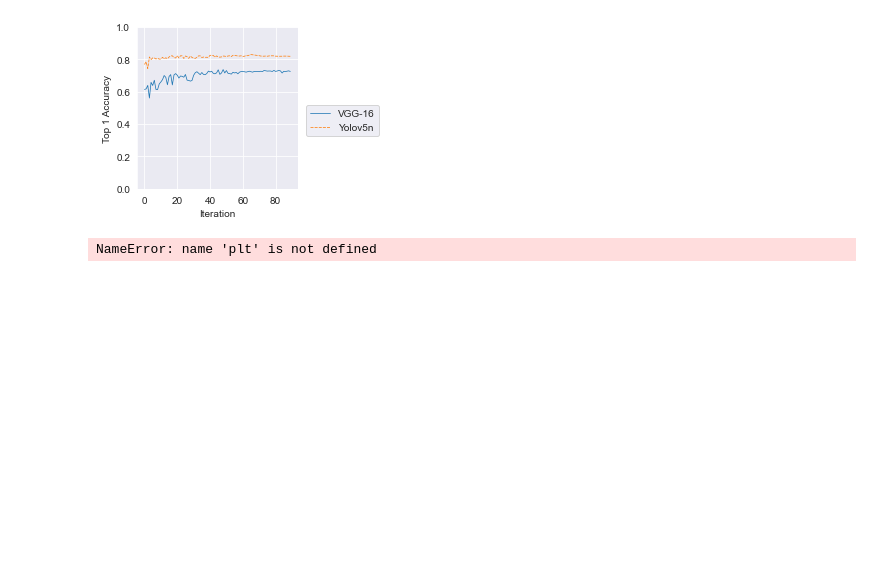
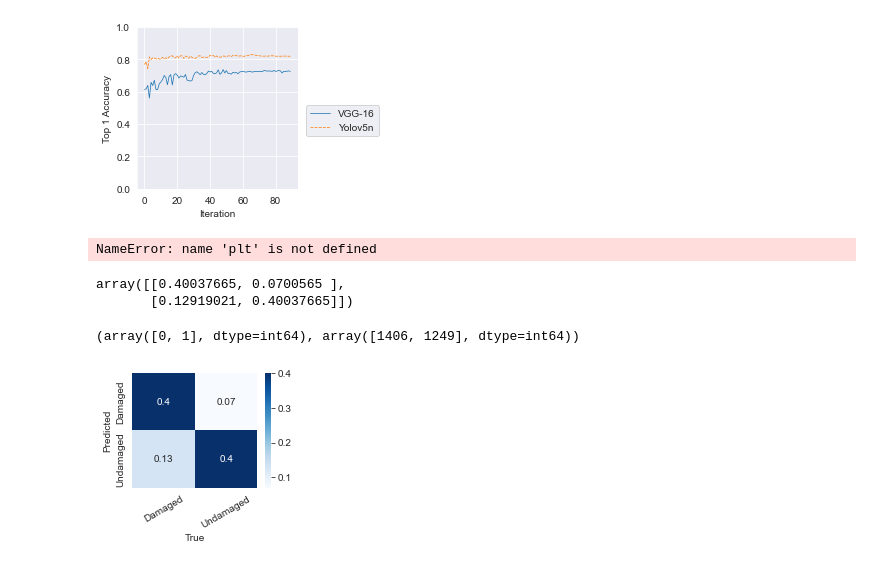
Before and after one commit to jer2ig/TrainingAnalyses, a Jupyter notebook: classification.ipynb, the cells around one changed output. Cells and saved outputs as stored; diff of their text form; code cells hidden in the pictures; blank space fills up the shorter version.

```diff
--- a/classification.ipynb
+++ b/classification.ipynb
@@ -66,3 +67,38 @@ fig.show()
 fig.savefig('trial_loss_classification.pdf', bbox_inches='tight')
 # %% [output]
 NameError: name 'plt' is not defined
+# %%
+pred = np.loadtxt("Classification/predictions.txt")
+targets = np.loadtxt("Classification/targets.txt")
+pred = np.argmin(pred, axis=1)
+correct = pred == targets
+# %%
+tp = np.count_nonzero(np.logical_and(pred == 1, targets == 1))
+tn = np.count_nonzero(np.logical_and(pred == 0, targets == 0))
+fp = np.count_nonzero(np.logical_and(pred == 1, targets == 0))
+fn = np.count_nonzero(np.logical_and(pred == 0, targets == 1))
+confusion = np.array([[tp, fp],[fn, tn]])
+confusion = confusion / np.sum(confusion)
+# %%
+confusion
+# %% [output]
+array([[0.40037665, 0.0700565 ],
+       [0.12919021, 0.40037665]])
+# %%
+np.unique(pred, return_counts=True)
+# %% [output]
+(array([0, 1], dtype=int64), array([1406, 1249], dtype=int64))
+# %%
+x = ["Damaged", "Undamaged"]
+y = x
+
+fig, ax = plt.subplots(1, 1, figsize=(3, 2.7))
+sns.heatmap(confusion, xticklabels=x, yticklabels=y,annot=True, cmap='Blues')
+ax.set_xlabel("True")
+ax.set_ylabel("Predicted")
+ax.set_xticklabels(ax.get_xticklabels(),rotation = 30)
+fig.tight_layout()
+fig.show()
+fig.savefig('damc_confusion.pdf', bbox_inches='tight')
+# %% [output]
+[figure, added]
```
Also changed, not shown: parts of 1 cell of this notebook, 3 other files.
